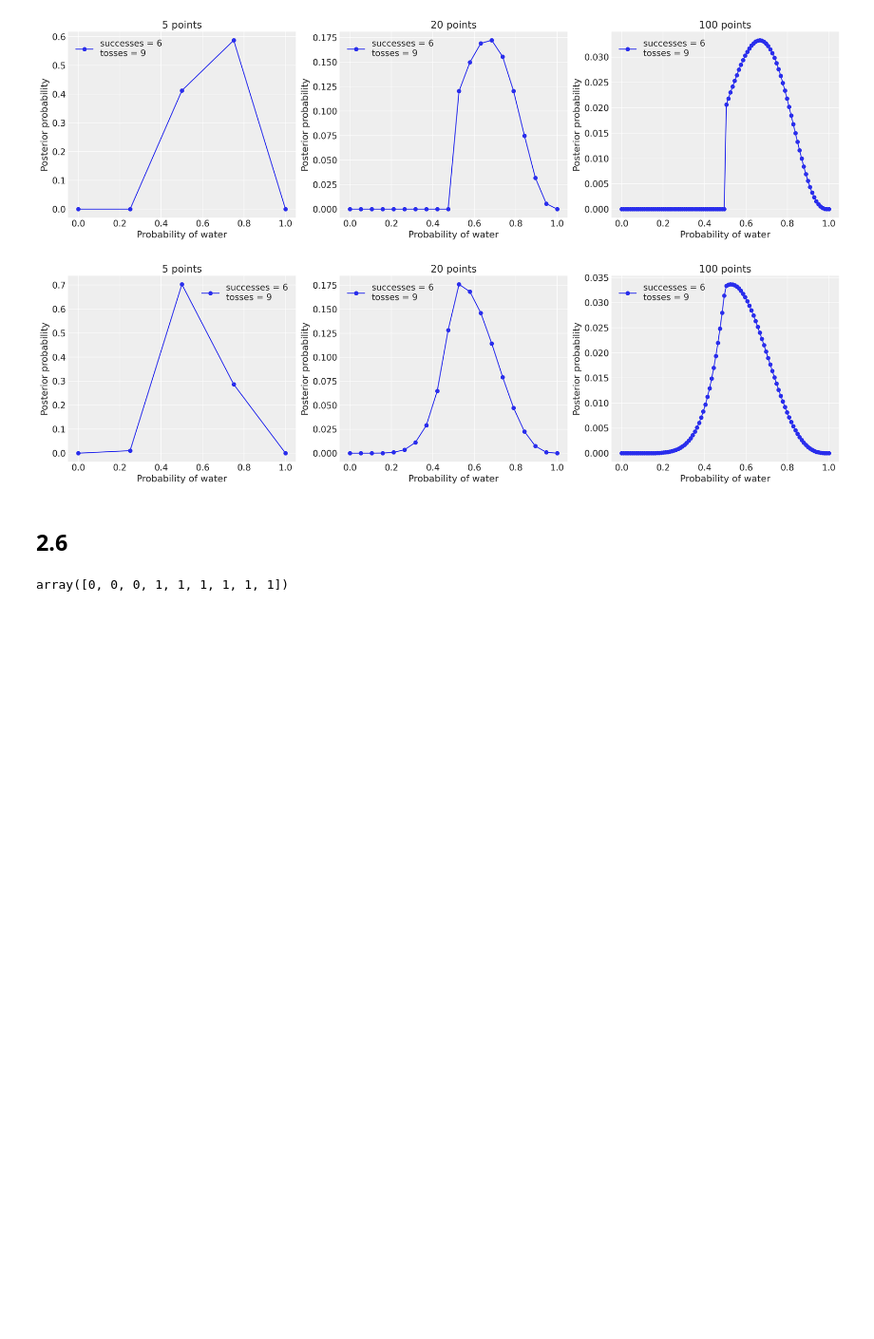
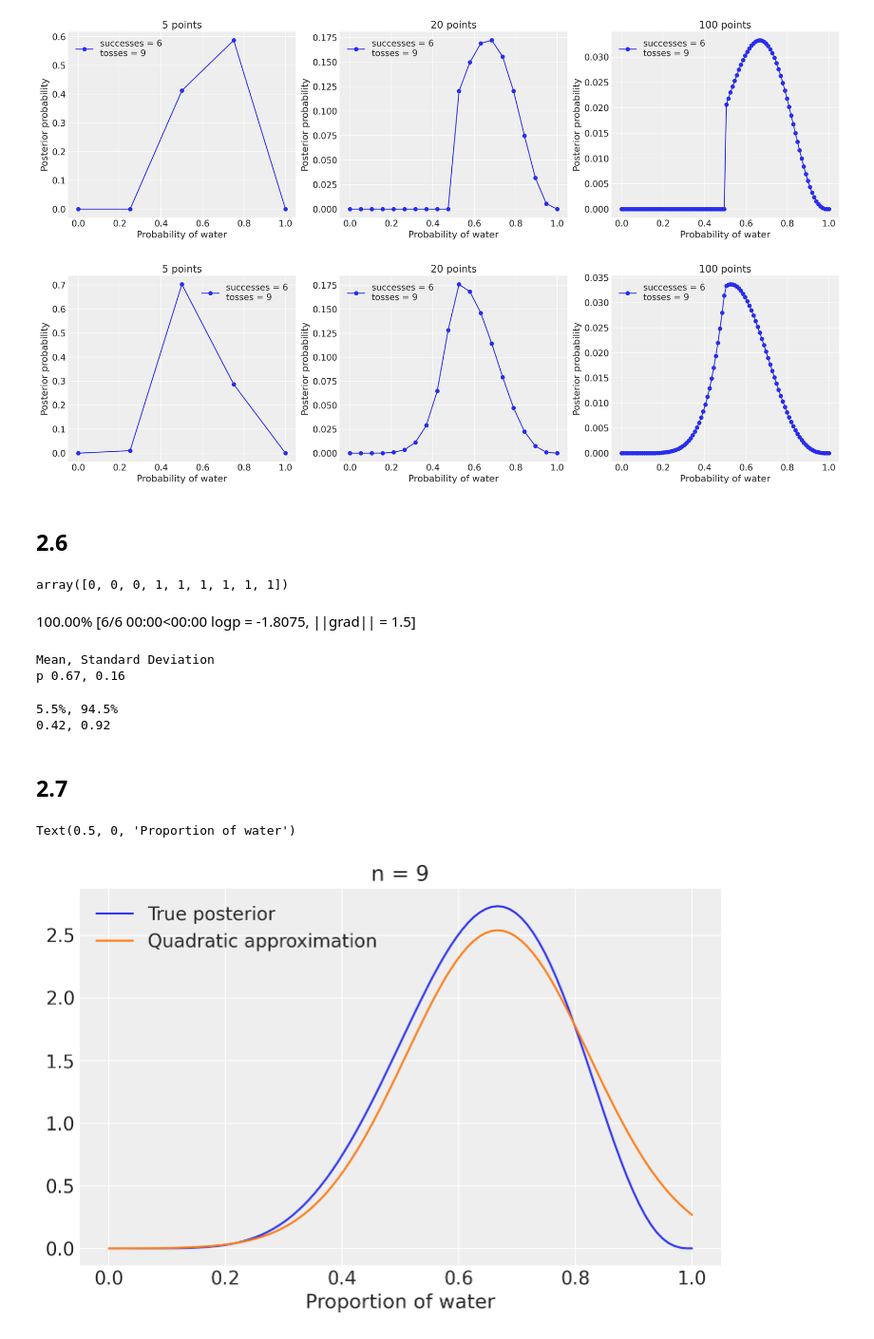
Before and after one commit to RHilly86/statistical_rethinking_notes, a Jupyter notebook: Chapter 2 - Small Worlds and Large Worlds.ipynb, the cells around one changed output. Shown at 95% size. Cells and saved outputs as stored; diff of their text form; code cells hidden in the pictures; blank space fills up the shorter version.

```diff
--- a/Chapter 2 - Small Worlds and Large Worlds.ipynb
+++ b/Chapter 2 - Small Worlds and Large Worlds.ipynb
@@ -122,3 +122,47 @@ for idx, ps in enumerate(points):
 np.repeat((0, 1), (3, 6))
 # %% [output]
 array([0, 0, 0, 1, 1, 1, 1, 1, 1])
+# %%
+data = np.repeat((0, 1), (3, 6))
+with pm.Model() as normal_approximation:
+    p = pm.Uniform("p", lower=0, upper=1)
+    w = pm.Binomial("w", n=len(data), p=p, observed=data.sum())
+    mean_q = pm.find_MAP()
+
+    p_value = normal_approximation.rvs_to_values[p]
+    p_value.tag.transform = None
+    p_value.name = p.name
+
+    std_q = ((1 / pm.find_hessian(mean_q, vars=[p])) ** 0.5)[0]
+
+print("Mean, Standard Deviation\np {:.2}, {:.2}".format(mean_q["p"], std_q[0]))
+# %% [output]
+100.00% [6/6 00:00<00:00 logp = -1.8075, ||grad|| = 1.5]
+Mean, Standard Deviation
+p 0.67, 0.16
+# %%
+# Compute the 89th percentile credible interval
+norm = stats.norm(mean_q, std_q)
+prob = 0.89
+z = stats.norm.ppf([(1 - prob) / 2, (1 + prob) / 2])
+pi = mean_q["p"] + std_q * z
+print("5.5%, 94.5% \n{:.2}, {:.2}".format(pi[0], pi[1]))
+# %% [output]
+5.5%, 94.5%
+0.42, 0.92
+# %% [markdown]
+## 2.7
+# %%
+w, n = 6, 9
+x = np.linspace(0, 1, 100)
+plt.plot(x, stats.beta.pdf(x, w + 1, n - w + 1), label="True posterior")
+
+# Quadratic approximation
+plt.plot(x, stats.norm.pdf(x, mean_q["p"], std_q), label="Quadratic approximation")
+plt.legend(loc=0)
+
+plt.title(f"n = {n}")
+plt.xlabel("Proportion of water")
+# %% [output]
+Text(0.5, 0, 'Proportion of water')
+[figure, added]
```
Also changed, not shown: parts of 5 cells of this notebook.
